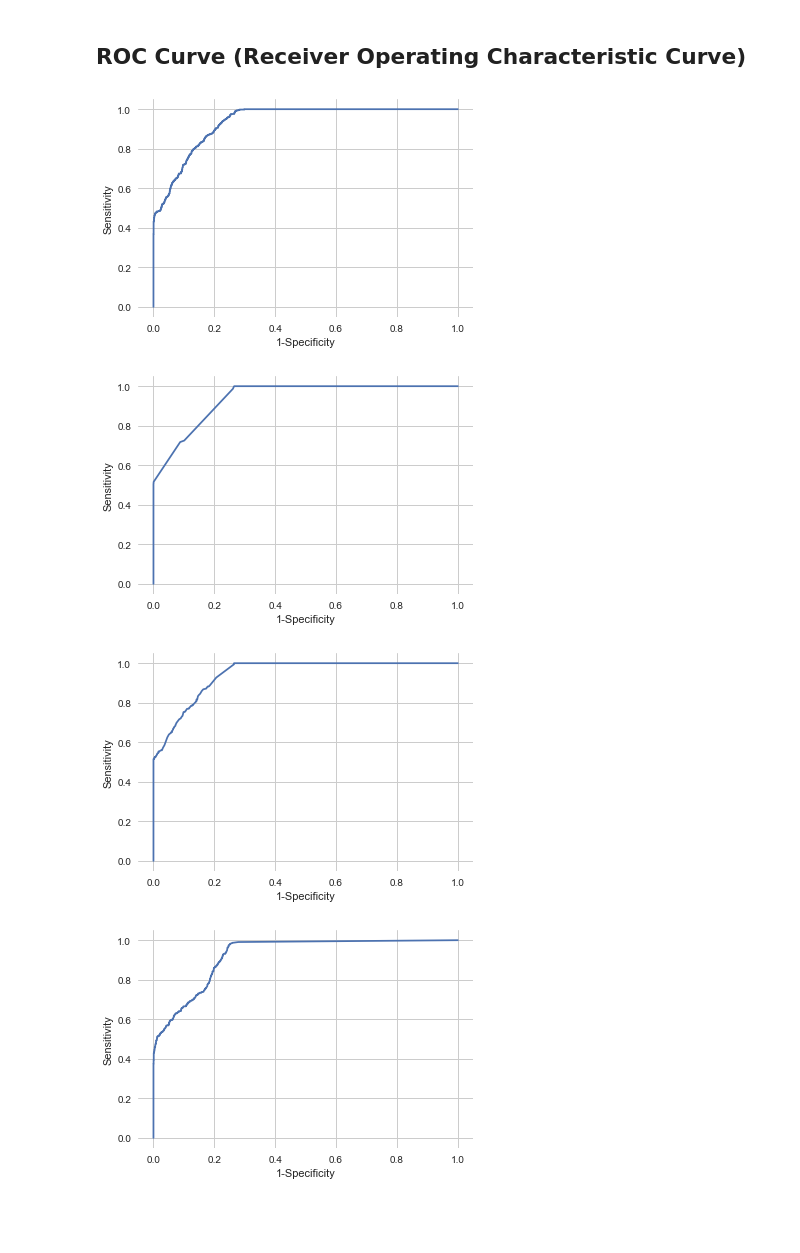
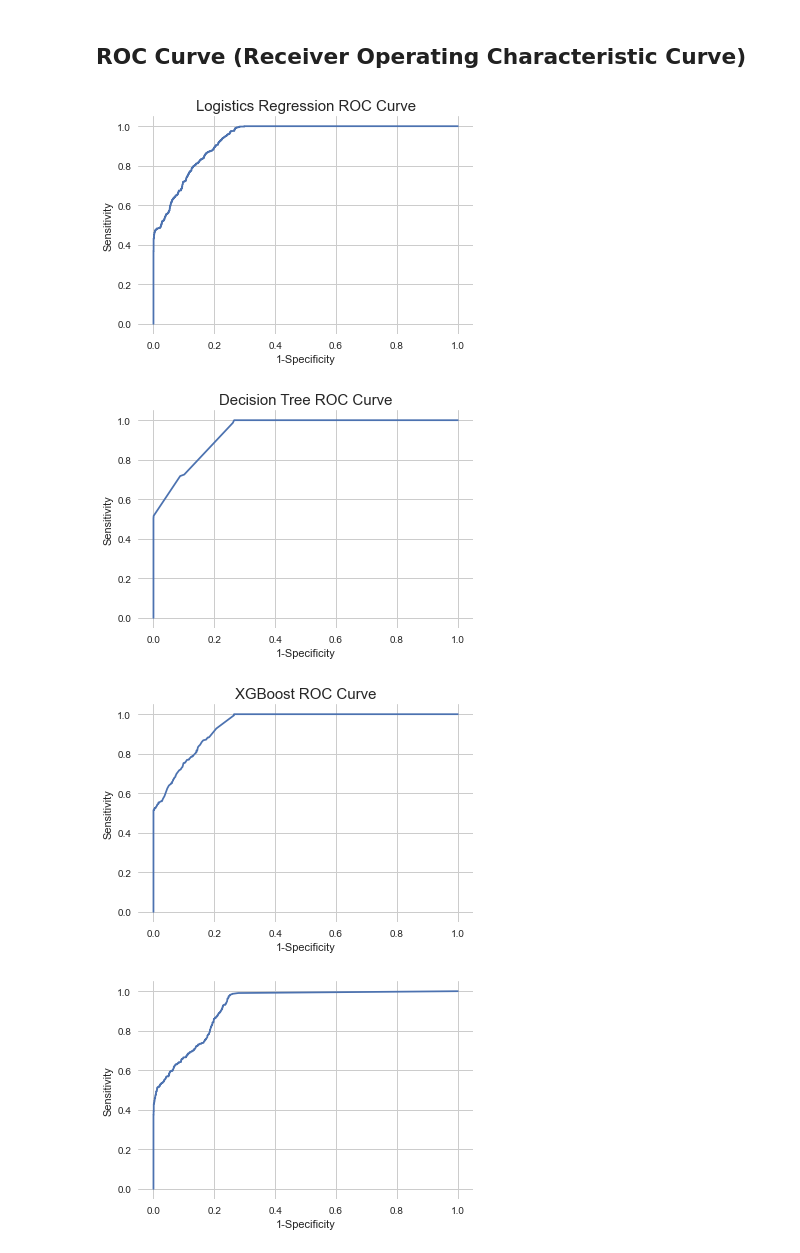
Before and after one commit to AshwinUniyal/Major_Project, a Jupyter notebook: Analysis of Churn Rate (FINAL).ipynb, the cells around one changed output. Saved outputs shown, nothing was run; the diff lists cells and outputs as text; code cells hidden in the pictures; blank space fills up the shorter version.

Commit message:
modified scaling on graphs, added title on plots

```diff
--- a/Analysis of Churn Rate (FINAL).ipynb
+++ b/Analysis of Churn Rate (FINAL).ipynb
@@ -1371,36 +1371,38 @@ p_fpr, p_tpr, _ = roc_curve(y_test, random_probs, pos_label=1)
 # %%
 #Logisitic Regression
 y_pred_proba = logreg.predict_proba(X_test)[::,1]
 fpr, tpr, _ = metrics.roc_curve(y_test,  y_pred_proba)
 
 plt.plot(fpr,tpr)
+plt.title("Logistics Regression ROC Curve",fontsize=15)
 plt.ylabel('Sensitivity')  #True Positive Rate
 plt.xlabel('1-Specificity')  #False Positive Rate
 plt.show()
 # %% [output]
-[figure, old version]
+[figure, new version]
 # %%
 #Decision Tree
 y_pred_proba = DTclf_model.predict_proba(X_test)[::,1]
 fpr1, tpr1, _ = metrics.roc_curve(y_test,  y_pred_proba)
+plt.title("Decision Tree ROC Curve",fontsize=15)
 
 plt.plot(fpr1,tpr1)
 plt.ylabel('Sensitivity')  #True Positive Rate
 plt.xlabel('1-Specificity')  #False Positive Rate
 plt.show()
 # %% [output]
-[figure, old version]
+[figure, new version]
 # %%
 #XGBOOST
 y_pred_proba = xgb_clf.predict_proba(X_test)[::,1]
 fpr2, tpr2, _ = metrics.roc_curve(y_test,  y_pred_proba)
-
+plt.title("XGBoost ROC Curve",fontsize=15)
 plt.plot(fpr2,tpr2)
 plt.ylabel('Sensitivity')  #True Positive Rate
 plt.xlabel('1-Specificity')  #False Positive Rate
 plt.show()
 # %% [output]
-[figure, old version]
+[figure, new version]
 # %%
 #Random Forest
 y_pred_proba = rf_clf.predict_proba(X_test)[::,1]
```
